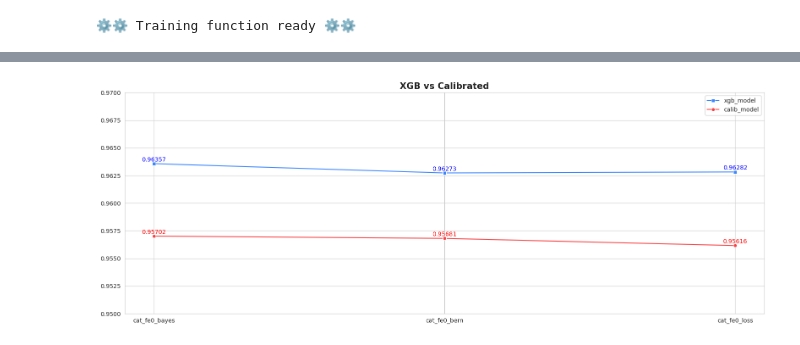
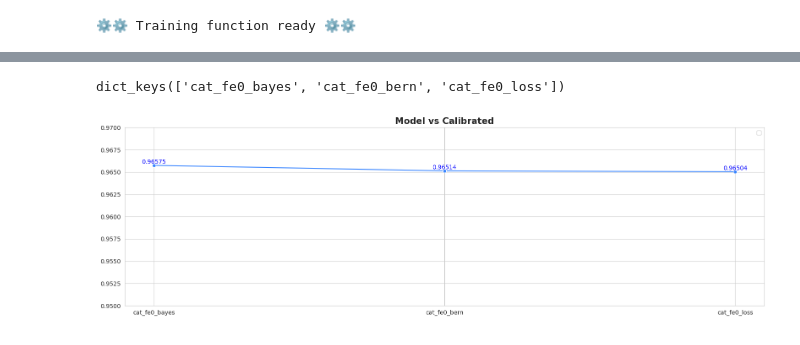
Before and after one commit to coded-sly/ps6e6-Stellar-Class, a Jupyter notebook: ps6e6-cat-calibrated-stellar.ipynb, the cells around one changed output, grey strips where cells are left out. Cells and saved outputs as stored; diff of their text form; code cells hidden in the pictures.

Commit message:
Kaggle Notebook | ps6e6 | CAT_Calibrated | Stellar ✨ | fe0_no_calib

```diff
--- a/ps6e6-cat-calibrated-stellar.ipynb
+++ b/ps6e6-cat-calibrated-stellar.ipynb
@@ -1180,5 +1137,5 @@ rm: cannot remove '/kaggle/working/': Device or resource busy
 # %%
-version_name = 'cat_fe0_'
+VERS = 'cat_fe0_'
 all_model_predictions = {}
 
 ALL_CATS = CATS + INTER + ROUNDS
@@ -1188,8 +1145,8 @@ SEED_3 = 1234
 SEED_4 = 24611
 SEED_5 = 0
 
-CFG['FOLDS'] = 5
-kf = StratifiedKFold(n_splits=CFG['FOLDS'], shuffle=True, random_state=CFG['SEED'])
+CFG['FOLDS'] = 8
+skf = StratifiedKFold(n_splits=CFG['FOLDS'], shuffle=True, random_state=CFG['SEED'])
 
-kf
+skf
 # %% [output]
@@ -1343,2 +1308,13 @@ StratifiedKFold(n_splits=5, random_state=42, shuffle=True)
 #     print()
+# %%
+FUNCTION   = "MultiClass"
+METRIC     = "MultiClass"
+
+ITERATIONS = 20_000
+LR         = 0.05
+DEPTH      = 6
+L2_REG     = 1.5
+
+EARLY_STOP = 200
+VERBOSE    = 1000
 # %%
@@ -1616,40 +1594,33 @@ Improved: -0.00666
 # )
+# %%
+all_model_predictions.keys()
+# %% [output]
+dict_keys(['cat_fe0_bayes', 'cat_fe0_bern', 'cat_fe0_loss'])
 # %%
 all_model_scores = {}
 
 for i, (k, v) in enumerate(all_model_predictions.items()):
     for x, y in v.items():
-        if x == 'scores':
+        if x == "scores":
             all_model_scores[k] = y
 
-raw_scores, calib_scores, names = [], [], []
-
-for k, group in all_model_scores.items():
-    raw_scores.append(group[0])
-    calib_scores.append(group[1])
-    names.append(k)
-
-plt.figure(figsize=(16, 6))
-ax1 = sns.lineplot(raw_scores, marker='s', label='xgb_model')
-ax2 = sns.lineplot(calib_scores, marker='o', label='calib_model')
+plt.figure(figsize=(16, 5))
+ax1 = sns.lineplot([*all_model_scores.values()], marker="o")
 
 y_add = 2e-4
 
-for i, s1 in enumerate(raw_scores):
-    ax1.text(float(i), s1+y_add, s1, ha='center', va='baseline', color='b')
-
-for i, s2 in enumerate(calib_scores):
-    ax2.text(float(i), s2+y_add, s2, ha='center', va='baseline', color='r')
+for i, score in enumerate([*all_model_scores.values()]):
+    ax1.text(i, score+2e-4, score, ha="center", va="baseline", color="b")
 
 plt.ylim((0.95, 0.97))
-plt.legend(loc='best')
-plt.xticks(range(len(names)), names, rotation=0)
-plt.title('XGB vs Calibrated', fontdict={'weight': 'semibold', 'size': 15})
+plt.legend(loc="best")
+plt.xticks(range(len(all_model_scores)), [*all_model_scores.keys()], rotation=0)
+plt.title("Model vs Calibrated", fontdict={"weight": "semibold", "size": 15})
 
 plt.tight_layout()
 plt.show()
 # %% [output]
-[figure, old version]
+[figure, new version]
 # %%
 all_feat_importances = {}
 all_val_data = {}
```
Also changed, not shown: parts of 25 cells of this notebook.
